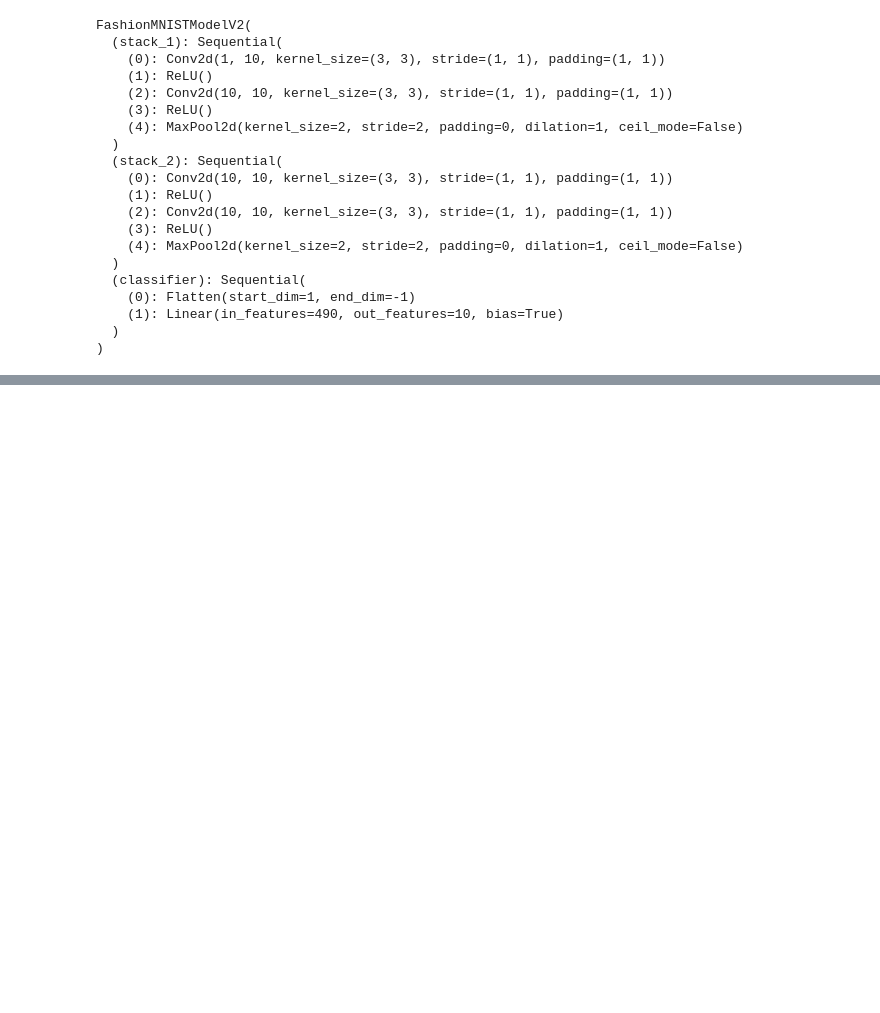
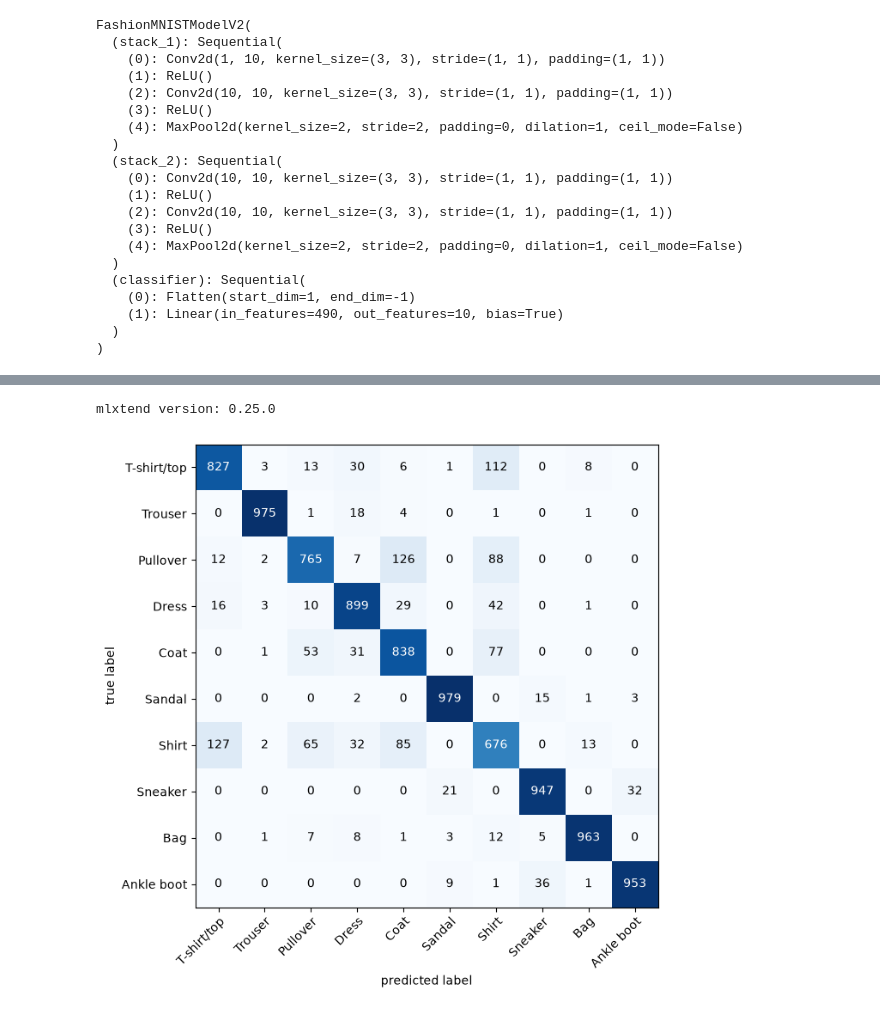
Before and after one commit to Fares-pr0g/ML-journey-ep-2-Experimenting-with-NN-s-in-PyTorch, a Jupyter notebook: LearningPyTorch03: Computer Vision.ipynb, the cells around one changed output, grey strips where cells are left out. Cells and saved outputs as stored; diff of their text form; code cells hidden in the pictures; blank space fills up the shorter version.

```diff
--- a/LearningPyTorch03: Computer Vision.ipynb
+++ b/LearningPyTorch03: Computer Vision.ipynb
@@ -541,0 +594,27 @@ plt.show()
+# %%
+# See if torchmetrics exists, if not, install it
+try:
+    import torchmetrics, mlxtend
+    print(f"mlxtend version: {mlxtend.__version__}")
+    assert int(mlxtend.__version__.split(".")[1]) >= 19, "mlxtend verison should be 0.19.0 or higher"
+except:
+    !pip install -q torchmetrics -U mlxtend # <- Note: If you're using Google Colab, this may require restarting the runtime
+    import torchmetrics, mlxtend
+    print(f"mlxtend version: {mlxtend.__version__}")
+# %% [output]
+mlxtend version: 0.25.0
+# %%
+from torchmetrics import ConfusionMatrix
+from mlxtend.plotting import plot_confusion_matrix
+
+class_names= train_data.classes
+y_pred_tensor= model_eval( model_2, test_dataloader, loss_fn,
+                          accuracy_fn,device, get_pred= True)
+confmat= ConfusionMatrix(num_classes= len(class_names), task='multiclass')
+confmat_tensor= confmat(preds= y_pred_tensor,
+                        target=test_data.targets)
+fig, ax= plot_confusion_matrix(conf_mat= confmat_tensor.numpy(),
+                               class_names= class_names,
+                               figsize=(10,7))
+# %% [output]
+[figure, added]
```
Also changed, not shown: parts of 15 cells of this notebook.
